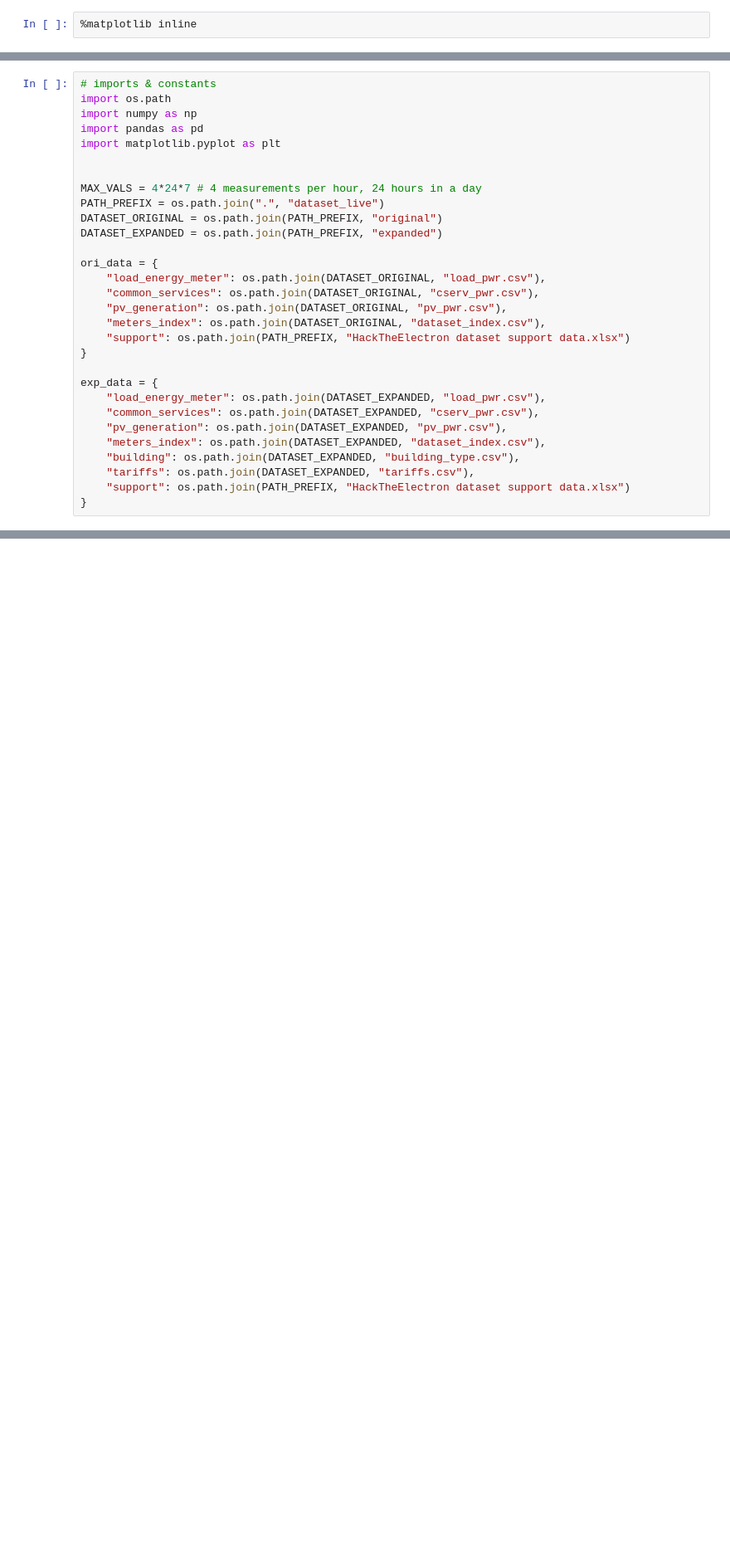
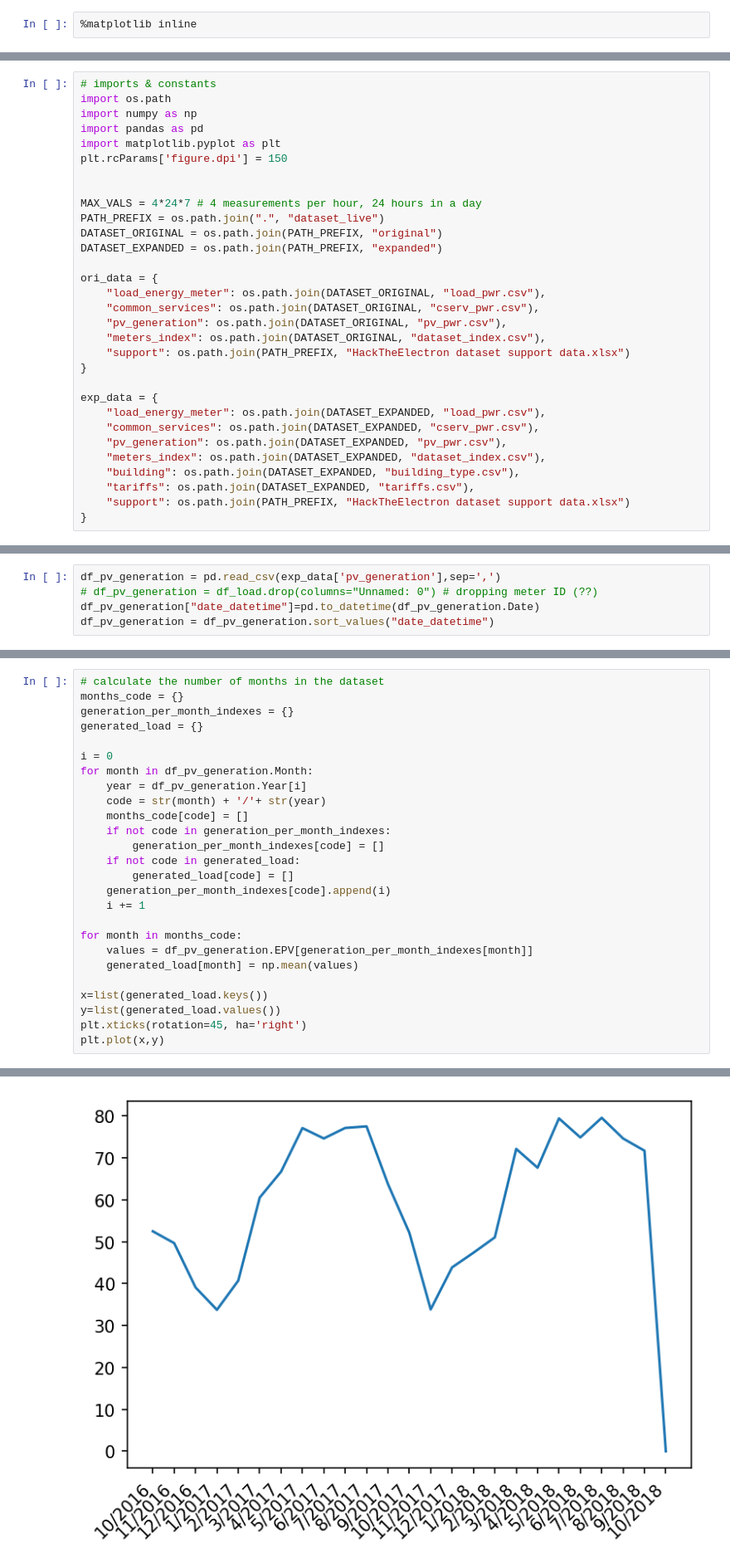
Before and after one commit to antonioalmeida/hack-the-electron-a, a Jupyter notebook: data_reader.ipynb, the cells around one changed output, grey strips where cells are left out. Shown at 83% size. Drawn from its saved outputs; the diff is of its cells as text; blank space fills up the shorter version.

```diff
--- a/data_reader.ipynb
+++ b/data_reader.ipynb
@@ -6,6 +10,7 @@ import os.path
 import numpy as np
 import pandas as pd
 import matplotlib.pyplot as plt
+plt.rcParams['figure.dpi'] = 150
 
 
 MAX_VALS = 4*24*7 # 4 measurements per hour, 24 hours in a day
@@ -78,0 +97,5 @@ plt.plot(x,y)
+# %%
+df_pv_generation = pd.read_csv(exp_data['pv_generation'],sep=',')
+# df_pv_generation = df_load.drop(columns="Unnamed: 0") # dropping meter ID (??)
+df_pv_generation["date_datetime"]=pd.to_datetime(df_pv_generation.Date)
+df_pv_generation = df_pv_generation.sort_values("date_datetime")
@@ -78,0 +104,27 @@ plt.plot(x,y)
+# %%
+# calculate the number of months in the dataset
+months_code = {}
+generation_per_month_indexes = {}
+generated_load = {}
+
+i = 0
+for month in df_pv_generation.Month:
+    year = df_pv_generation.Year[i]
+    code = str(month) + '/'+ str(year)
+    months_code[code] = []
+    if not code in generation_per_month_indexes:
+        generation_per_month_indexes[code] = []
+    if not code in generated_load:
+        generated_load[code] = []
+    generation_per_month_indexes[code].append(i)
+    i += 1
+
+for month in months_code:
+    values = df_pv_generation.EPV[generation_per_month_indexes[month]]
+    generated_load[month] = np.mean(values)
+
+x=list(generated_load.keys())
+y=list(generated_load.values())
+plt.xticks(rotation=45, ha='right')
+plt.plot(x,y)
+# %% [output]
@@ -78,0 +132 @@ plt.plot(x,y)
+[figure, added]
```
Also changed, not shown: parts of 17 cells of this notebook, 7 other files.
